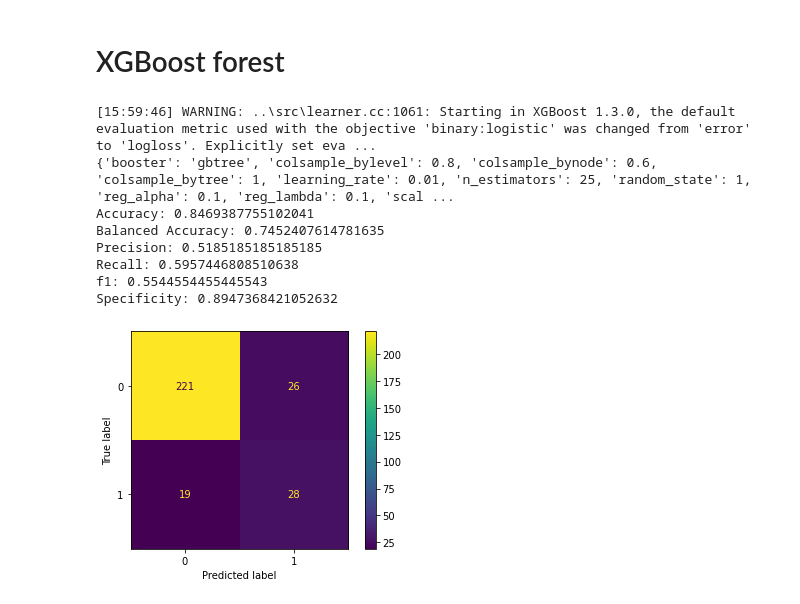
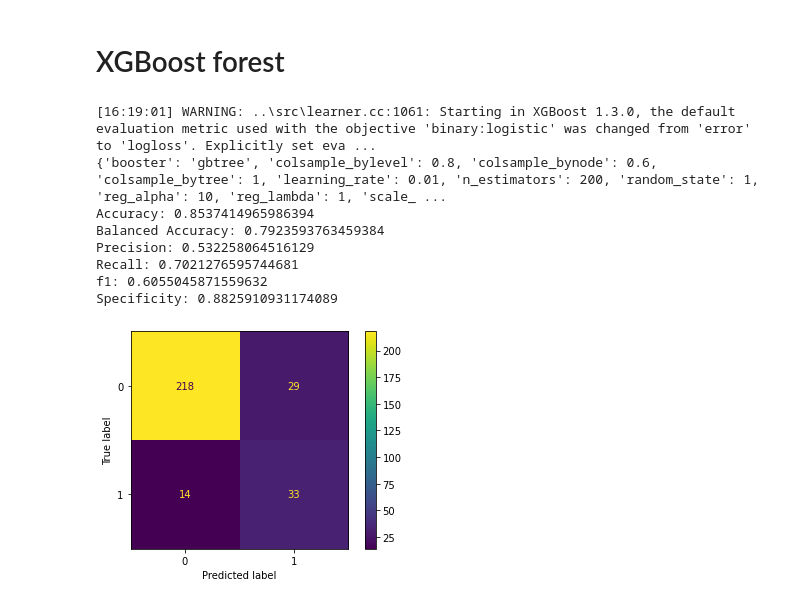
Before and after one commit to tdesai1969/540_group_project, a Jupyter notebook: joint_notebook.ipynb, the cells around one changed output. Drawn from its saved outputs; the diff is of its cells as text; code cells hidden in the pictures.

Commit message:
finished training xgboost models

```diff
--- a/joint_notebook.ipynb
+++ b/joint_notebook.ipynb
@@ -644,16 +636,16 @@ Specificity: 0.9405405405405406
 The XGBoost dataset does not work as well with the scaled transform. Using the original scaling makes a slightly better model.
 # %%
 path = os.path.join("WA_Fn-UseC_-HR-Employee-Attrition.csv")
-df = pd.read_csv(path)
-df["Attrition"] = df["Attrition"].map({"No": 0, "Yes": 1})
-df["BusinessTravel"] = df["BusinessTravel"].map({"Non-Travel": 0, "Travel_Rarely": 1,"Travel_Frequently": 2})
-df["OverTime"] = df["OverTime"].map({"No": 0, "Yes": 1})
-df["Gender"] = df["Gender"].map({"Male": 0, "Female": 1})
-df = df.drop(["Over18","StandardHours","EmployeeCount","MaritalStatus"],axis=1)
-df = pd.get_dummies(df,columns=["Department","EducationField","JobRole"])
-features = df.drop(["Attrition"],axis=1)
-label = df["Attrition"]
-x_train,x_val,y_train,y_val = train_test_split(features,label,train_size=0.8,random_state=1,shuffle=True,stratify=label)
+xg_df = pd.read_csv(path)
+xg_df["Attrition"] = xg_df["Attrition"].map({"No": 0, "Yes": 1})
+xg_df["BusinessTravel"] = xg_df["BusinessTravel"].map({"Non-Travel": 0, "Travel_Rarely": 1,"Travel_Frequently": 2})
+xg_df["OverTime"] = xg_df["OverTime"].map({"No": 0, "Yes": 1})
+xg_df["Gender"] = xg_df["Gender"].map({"Male": 0, "Female": 1})
+xg_df = xg_df.drop(["Over18","StandardHours","EmployeeCount","MaritalStatus"],axis=1)
+xg_df = pd.get_dummies(xg_df,columns=["Department","EducationField","JobRole"])
+features = xg_df.drop(["Attrition"],axis=1)
+label = xg_df["Attrition"]
+xg_x_train,xg_x_val,xg_y_train,xg_y_val = train_test_split(features,label,train_size=0.8,random_state=1,shuffle=True,stratify=label)
 # %%
 parameters = {
     "n_estimators": [25],
@@ -683,29 +675,29 @@ Specificity: 0.902834008097166
 # XGBoost forest
 # %%
 parameters = {
-    "n_estimators": [25,100,200],
+    "n_estimators": [200],
     "use_label_encoder": [False],
-    "learning_rate": [0.01,0.1,1],
+    "learning_rate": [0.01],
     "booster": ["gbtree"],
     "tree_method": ["exact"],
-    "subsample": [0.7,1],
-    "colsample_bytree": [0.6,0.8,1],
-    "colsample_bylevel": [0.6,0.8,1],
-    "colsample_bynode": [0.4,0.6,0.8],
-    "reg_alpha": [0.1],
-    "reg_lambda": [0.1],
+    "subsample": [1],
+    "colsample_bytree": [1],
+    "colsample_bylevel": [0.8,1],
+    "colsample_bynode": [0.6,0.8],
+    "reg_alpha": [10],
+    "reg_lambda": [1],
     "scale_pos_weight": [3],
     "random_state": [1]
 }
 
-xgb = training_run_classification(XGBRFClassifier(),parameters,x_train,y_train,x_val,y_val,scoring="balanced_accuracy")
+xgb_rf = training_run_classification(XGBRFClassifier(),parameters,xg_x_train,xg_y_train,xg_x_val,xg_y_val,scoring="precision")
 # %% [output]
-[15:59:46] WARNING: ..\src\learner.cc:1061: Starting in XGBoost 1.3.0, the default evaluation metric used with the objective 'binary:logistic' was changed from 'error' to 'logloss'. Explicitly set eva ...
-{'booster': 'gbtree', 'colsample_bylevel': 0.8, 'colsample_bynode': 0.6, 'colsample_bytree': 1, 'learning_rate': 0.01, 'n_estimators': 25, 'random_state': 1, 'reg_alpha': 0.1, 'reg_lambda': 0.1, 'scal ...
-Accuracy: 0.8469387755102041
-Balanced Accuracy: 0.7452407614781635
-Precision: 0.5185185185185185
-Recall: 0.5957446808510638
-f1: 0.5544554455445543
-Specificity: 0.8947368421052632
+[16:19:01] WARNING: ..\src\learner.cc:1061: Starting in XGBoost 1.3.0, the default evaluation metric used with the objective 'binary:logistic' was changed from 'error' to 'logloss'. Explicitly set eva ...
+{'booster': 'gbtree', 'colsample_bylevel': 0.8, 'colsample_bynode': 0.6, 'colsample_bytree': 1, 'learning_rate': 0.01, 'n_estimators': 200, 'random_state': 1, 'reg_alpha': 10, 'reg_lambda': 1, 'scale_ ...
+Accuracy: 0.8537414965986394
+Balanced Accuracy: 0.7923593763459384
+Precision: 0.532258064516129
+Recall: 0.7021276595744681
+f1: 0.6055045871559632
+Specificity: 0.8825910931174089
-[figure, old version]
+[figure, new version]
```
Also changed, not shown: parts of 2 cells of this notebook.
